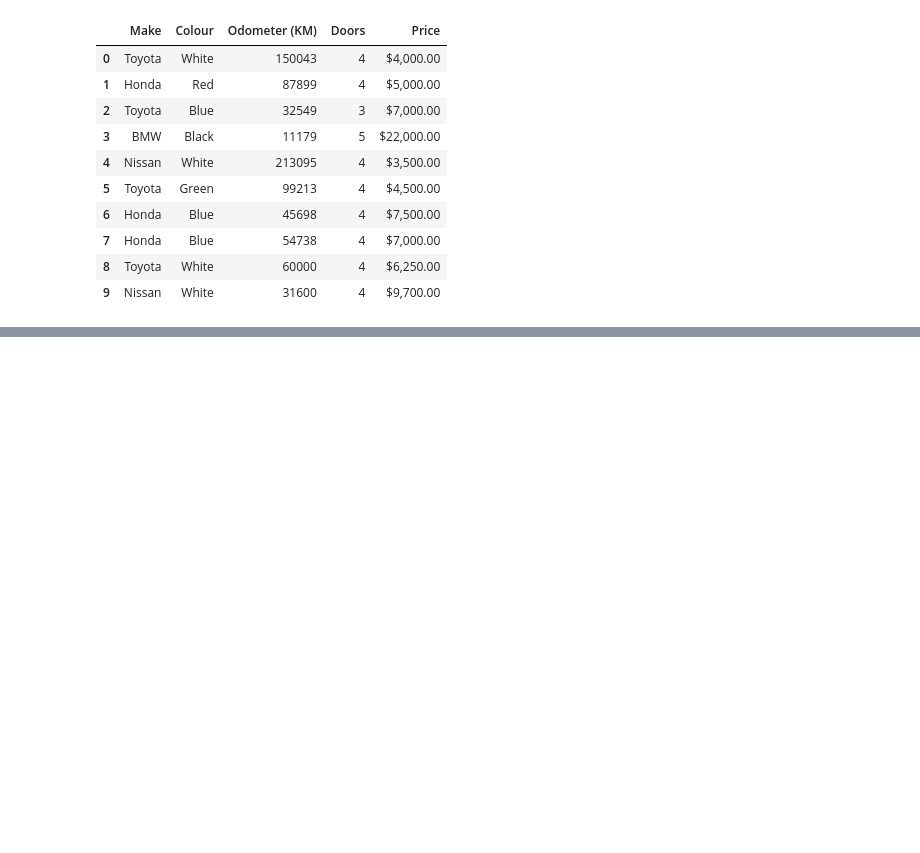
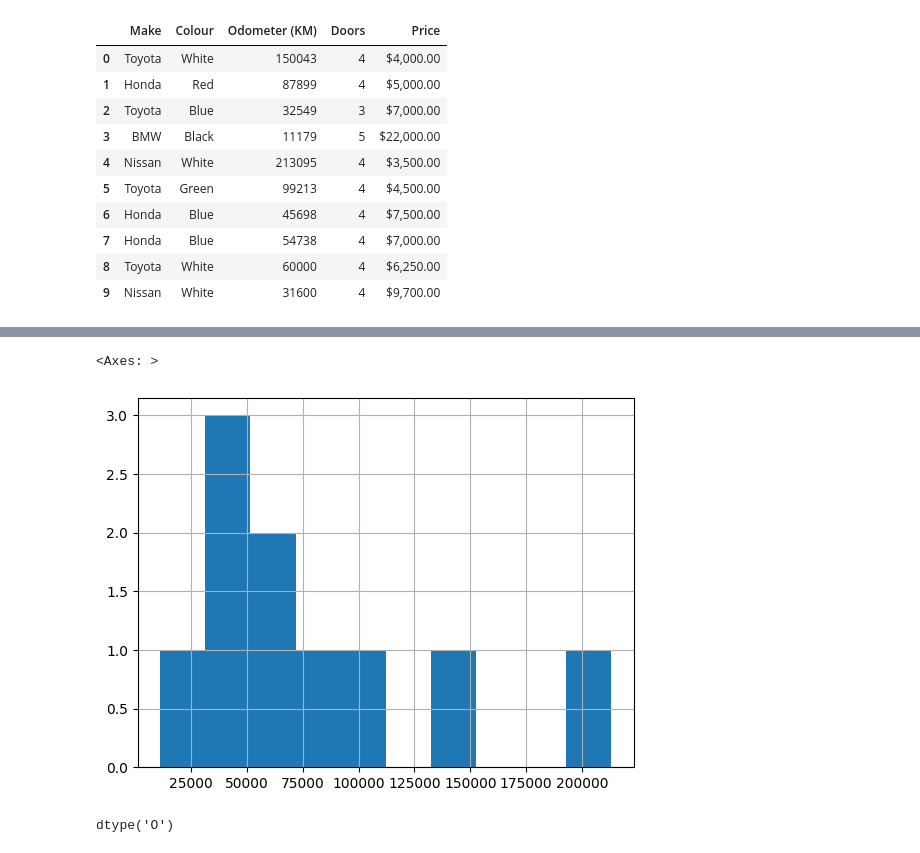
Before and after one commit to gouravguptacom/machine-learning-ztm, a Jupyter notebook: 2-pandas.ipynb, the cells around one changed output, grey strips where cells are left out. Saved outputs shown, nothing was run; the diff lists cells and outputs as text; code cells hidden in the pictures; blank space fills up the shorter version.

```diff
--- a/2-pandas.ipynb
+++ b/2-pandas.ipynb
@@ -189,0 +426,9 @@ car_sales
+# %%
+car_sales["Odometer (KM)"].hist()
+# %% [output]
+<Axes: >
+[figure, added]
+# %%
+car_sales["Price"].dtype
+# %% [output]
+dtype('O')
```
Also changed, not shown: parts of 31 cells of this notebook.
